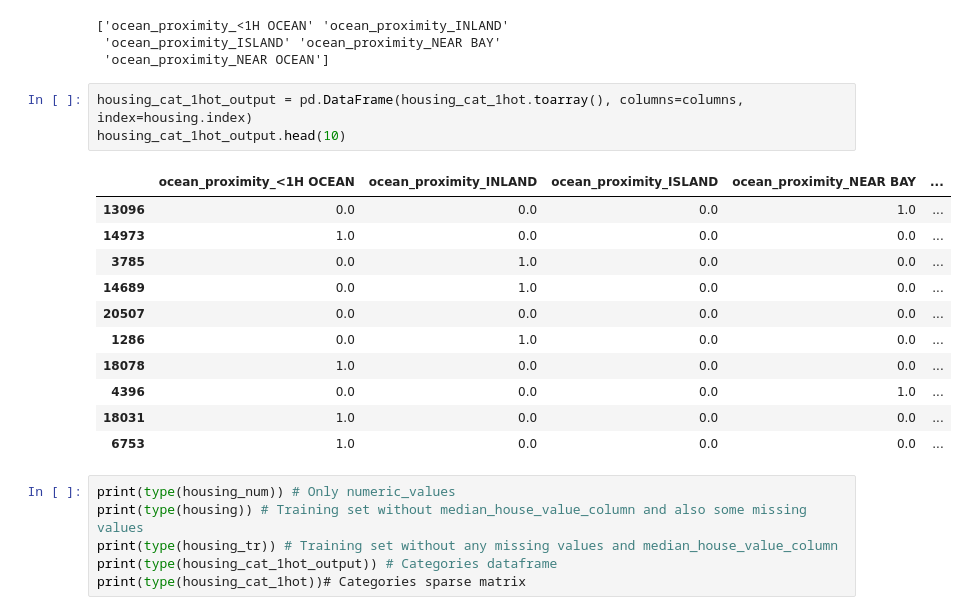
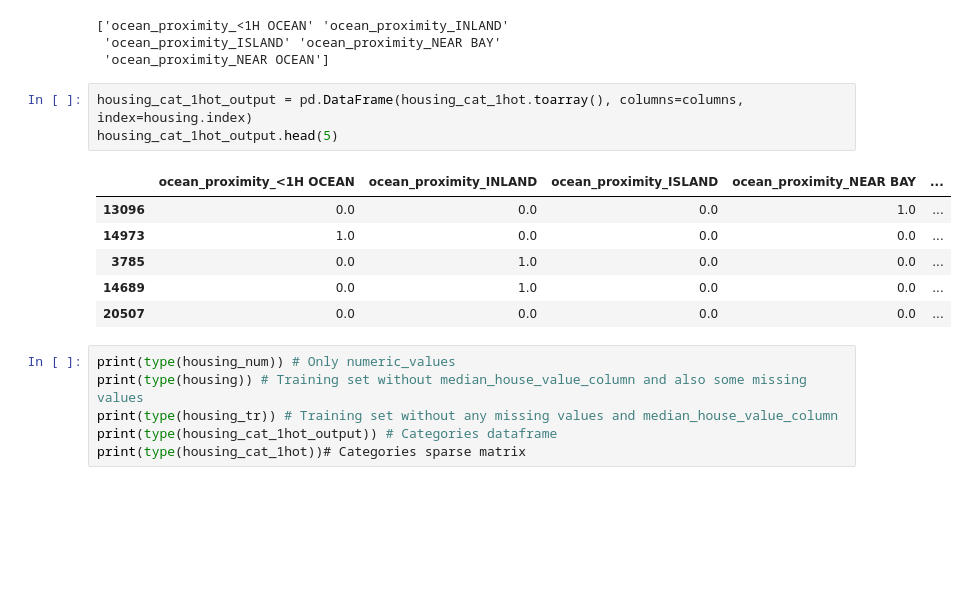
Before and after one commit to AtulKale1011/REALESTATECOMPANY, a Jupyter notebook: test.ipynb, the cells around one changed output. Drawn from its saved outputs; the diff is of its cells as text; blank space fills up the shorter version.

```diff
--- a/test.ipynb
+++ b/test.ipynb
@@ -322,19 +322,14 @@ print(columns)
  'ocean_proximity_NEAR OCEAN']
 # %%
 housing_cat_1hot_output = pd.DataFrame(housing_cat_1hot.toarray(), columns=columns, index=housing.index)
-housing_cat_1hot_output.head(10)
+housing_cat_1hot_output.head(5)
 # %% [output]
 |  | ocean_proximity_<1H OCEAN | ocean_proximity_INLAND | ocean_proximity_ISLAND | ocean_proximity_NEAR BAY | ... |
 | 13096 | 0.0 | 0.0 | 0.0 | 1.0 | ... |
 | 14973 | 1.0 | 0.0 | 0.0 | 0.0 | ... |
 | 3785 | 0.0 | 1.0 | 0.0 | 0.0 | ... |
 | 14689 | 0.0 | 1.0 | 0.0 | 0.0 | ... |
 | 20507 | 0.0 | 0.0 | 0.0 | 0.0 | ... |
-| 1286 | 0.0 | 1.0 | 0.0 | 0.0 | ... |
-| 18078 | 1.0 | 0.0 | 0.0 | 0.0 | ... |
-| 4396 | 0.0 | 0.0 | 0.0 | 1.0 | ... |
-| 18031 | 1.0 | 0.0 | 0.0 | 0.0 | ... |
-| 6753 | 1.0 | 0.0 | 0.0 | 0.0 | ... |
 # %%
 print(type(housing_num)) # Only numeric_values
 print(type(housing)) # Training set without median_house_value_column and also some missing values
```
Also changed, not shown: parts of 6 cells of this notebook.
